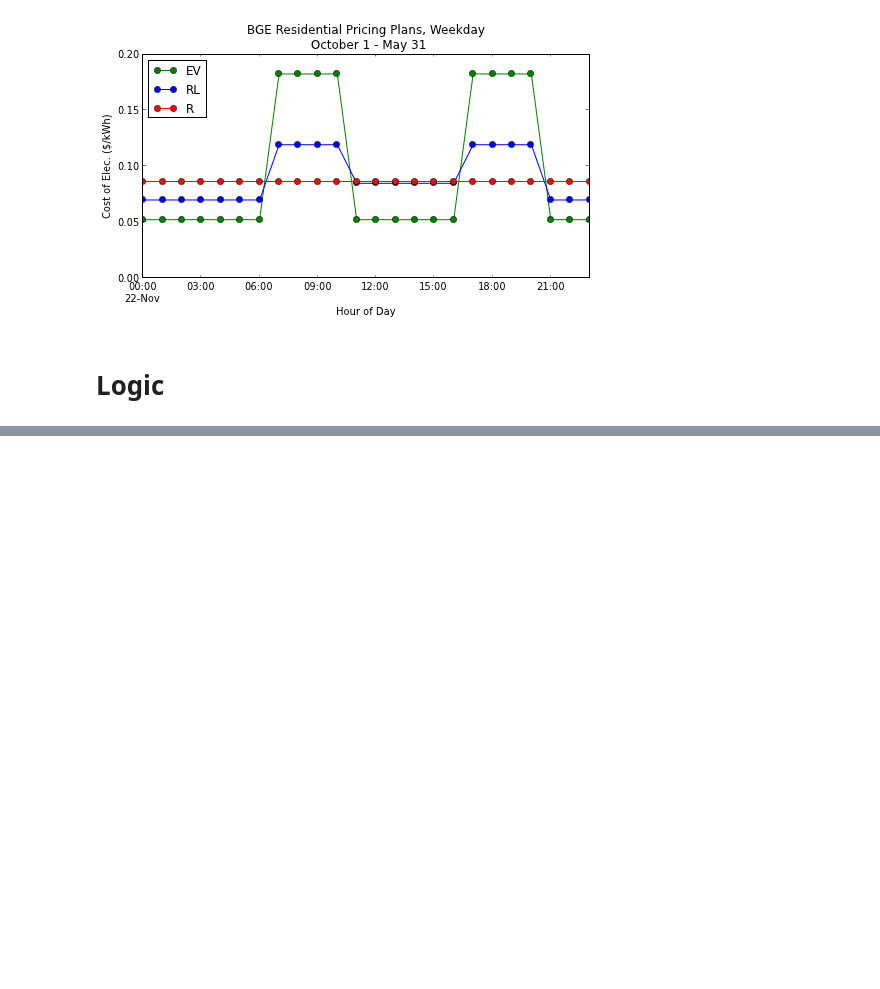
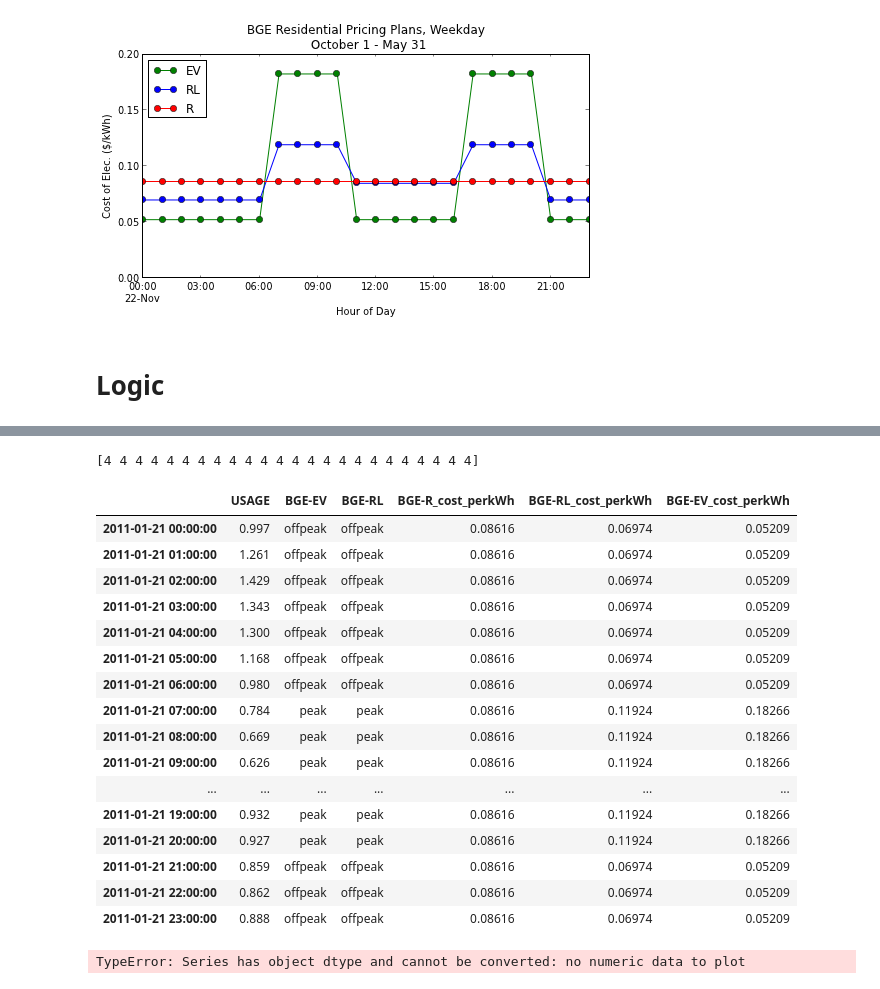
Before and after one commit to CoryVegan/demandside_storage, a Jupyter notebook: TOU_pricing_and_storage.ipynb, the cells around one changed output, grey strips where cells are left out. Saved outputs shown, nothing was run; the diff lists cells and outputs as text; code cells hidden in the pictures; blank space fills up the shorter version.

Commit message:
built demandside storage model logic

```diff
--- a/TOU_pricing_and_storage.ipynb
+++ b/TOU_pricing_and_storage.ipynb
@@ -158,0 +154,30 @@ a['BGE-RL_cost_perkWh'].plot()
+# %%
+reload(TOU_pricing)
+b = TOU_pricing.period(demand_data)
+
+stupid = '2011-01-21'
+print b.ix[stupid].index.weekday
+b.ix[stupid]
+# %% [output]
+[4 4 4 4 4 4 4 4 4 4 4 4 4 4 4 4 4 4 4 4 4 4 4 4]
+|  | USAGE | BGE-EV | BGE-RL | BGE-R_cost_perkWh | BGE-RL_cost_perkWh | BGE-EV_cost_perkWh |
+| 2011-01-21 00:00:00 | 0.997 | offpeak | offpeak | 0.08616 | 0.06974 | 0.05209 |
+| 2011-01-21 01:00:00 | 1.261 | offpeak | offpeak | 0.08616 | 0.06974 | 0.05209 |
+| 2011-01-21 02:00:00 | 1.429 | offpeak | offpeak | 0.08616 | 0.06974 | 0.05209 |
+| 2011-01-21 03:00:00 | 1.343 | offpeak | offpeak | 0.08616 | 0.06974 | 0.05209 |
+| 2011-01-21 04:00:00 | 1.300 | offpeak | offpeak | 0.08616 | 0.06974 | 0.05209 |
+| 2011-01-21 05:00:00 | 1.168 | offpeak | offpeak | 0.08616 | 0.06974 | 0.05209 |
+| 2011-01-21 06:00:00 | 0.980 | offpeak | offpeak | 0.08616 | 0.06974 | 0.05209 |
+| 2011-01-21 07:00:00 | 0.784 | peak | peak | 0.08616 | 0.11924 | 0.18266 |
+| 2011-01-21 08:00:00 | 0.669 | peak | peak | 0.08616 | 0.11924 | 0.18266 |
+| 2011-01-21 09:00:00 | 0.626 | peak | peak | 0.08616 | 0.11924 | 0.18266 |
+| ... | ... | ... | ... | ... | ... | ... |
+| 2011-01-21 19:00:00 | 0.932 | peak | peak | 0.08616 | 0.11924 | 0.18266 |
+| 2011-01-21 20:00:00 | 0.927 | peak | peak | 0.08616 | 0.11924 | 0.18266 |
+| 2011-01-21 21:00:00 | 0.859 | offpeak | offpeak | 0.08616 | 0.06974 | 0.05209 |
+| 2011-01-21 22:00:00 | 0.862 | offpeak | offpeak | 0.08616 | 0.06974 | 0.05209 |
+| 2011-01-21 23:00:00 | 0.888 | offpeak | offpeak | 0.08616 | 0.06974 | 0.05209 |
+# %%
+demand_data['BGE-EV'].plot()
+# %% [output]
+TypeError: Series has object dtype and cannot be converted: no numeric data to plot
```
Also changed, not shown: parts of 14 cells of this notebook, 11 other files.
